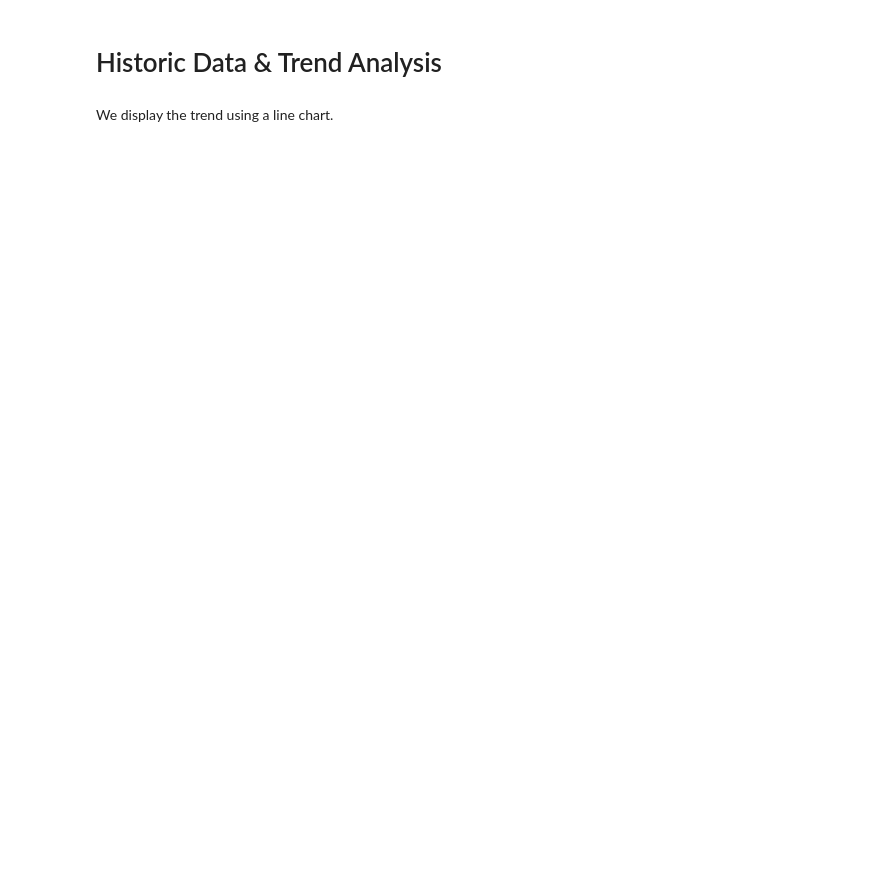
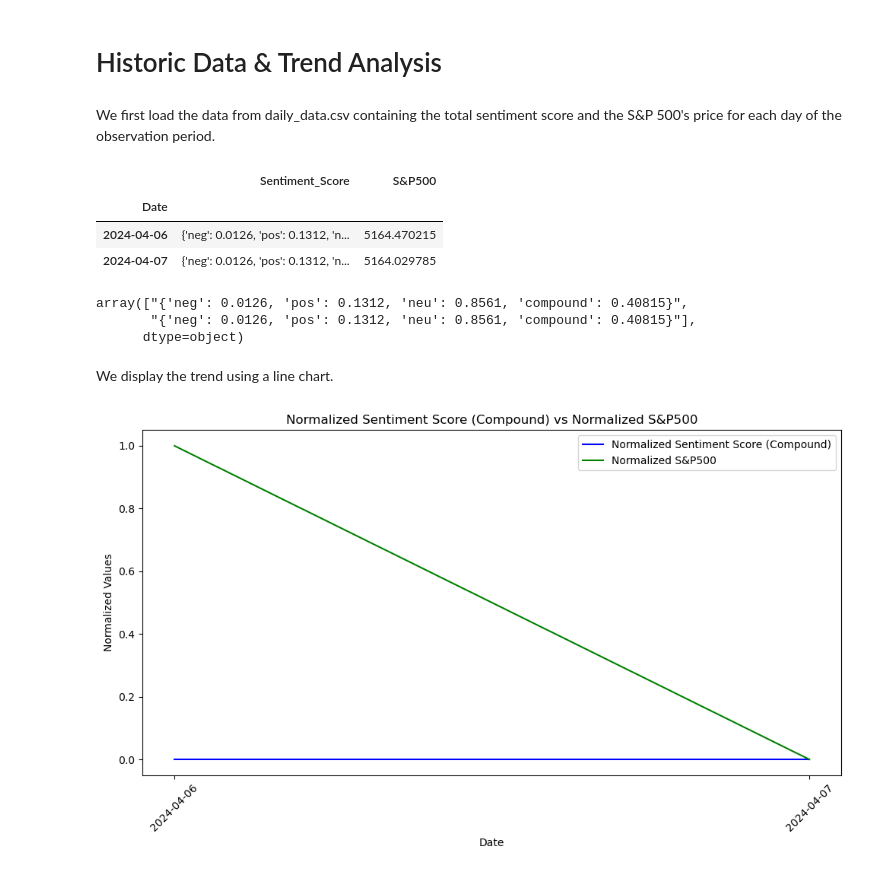
Before and after one commit to matebmx/Stock-Market-Sentiment-Analysis, a Jupyter notebook: Project.ipynb, the cells around one changed output. Drawn from its saved outputs; the diff is of its cells as text; code cells hidden in the pictures; blank space fills up the shorter version.

```diff
--- a/Project.ipynb
+++ b/Project.ipynb
@@ -328,4 +315,20 @@ plt.show()
 # %% [markdown]
 # Historic Data & Trend Analysis
+# %% [markdown]
+We first load the data from daily_data.csv containing the total sentiment score and the S&P 500's price for each day of the observation period.
+# %%
+daily_data = pd.read_csv('daily_data.csv', index_col=0, delimiter=',')
+daily_data
+# %% [output]
+|  | Sentiment_Score | S&P500 |
+| Date |  |  |
+| 2024-04-06 | {'neg': 0.0126, 'pos': 0.1312, 'n... | 5164.470215 |
+| 2024-04-07 | {'neg': 0.0126, 'pos': 0.1312, 'n... | 5164.029785 |
+# %%
+test = daily_data['Sentiment_Score'].values
+# %% [output]
+array(["{'neg': 0.0126, 'pos': 0.1312, 'neu': 0.8561, 'compound': 0.40815}",
+       "{'neg': 0.0126, 'pos': 0.1312, 'neu': 0.8561, 'compound': 0.40815}"],
+      dtype=object)
 # %% [markdown]
 We display the trend using a line chart.
@@ -346,0 +335,30 @@ plt.show()
+# %%
+# Convert string representations of dictionaries to actual dictionaries
+daily_data['Sentiment_Score'] = daily_data['Sentiment_Score'].apply(ast.literal_eval)
+
+# Extracting compound sentiment scores and S&P500 values
+compound_scores = [score['compound'] for score in daily_data['Sentiment_Score']]
+s_and_p = daily_data['S&P500']
+
+# Normalize the values
+scaler = MinMaxScaler()
+compound_scores_normalized = scaler.fit_transform(np.array(compound_scores).reshape(-1, 1)).flatten()
+s_and_p_normalized = scaler.fit_transform(np.array(s_and_p).reshape(-1, 1)).flatten()
+
+# Plotting the data
+plt.figure(figsize=(10, 6))
+plt.plot(daily_data.index, compound_scores_normalized, label='Normalized Sentiment Score (Compound)', color='blue')
+plt.plot(daily_data.index, s_and_p_normalized, label='Normalized S&P500', color='green')
+
+# Adding labels and title
+plt.xlabel('Date')
+plt.ylabel('Normalized Values')
+plt.title('Normalized Sentiment Score (Compound) vs Normalized S&P500')
+plt.xticks(rotation=45)
+plt.legend()
+
+# Displaying the plot
+plt.tight_layout()
+plt.show()
+# %% [output]
+[figure, added]
```
Also changed, not shown: parts of 11 cells of this notebook, 1 other file.
